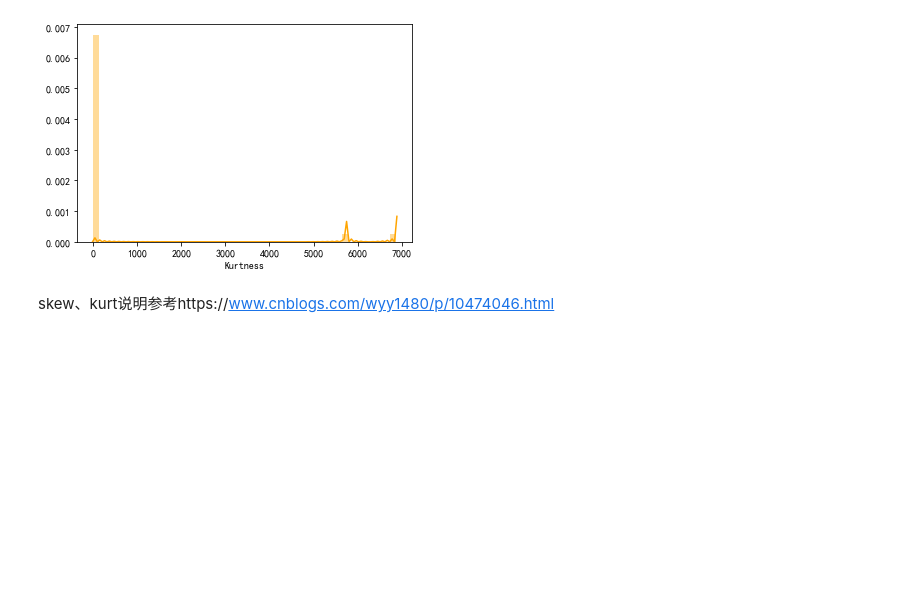
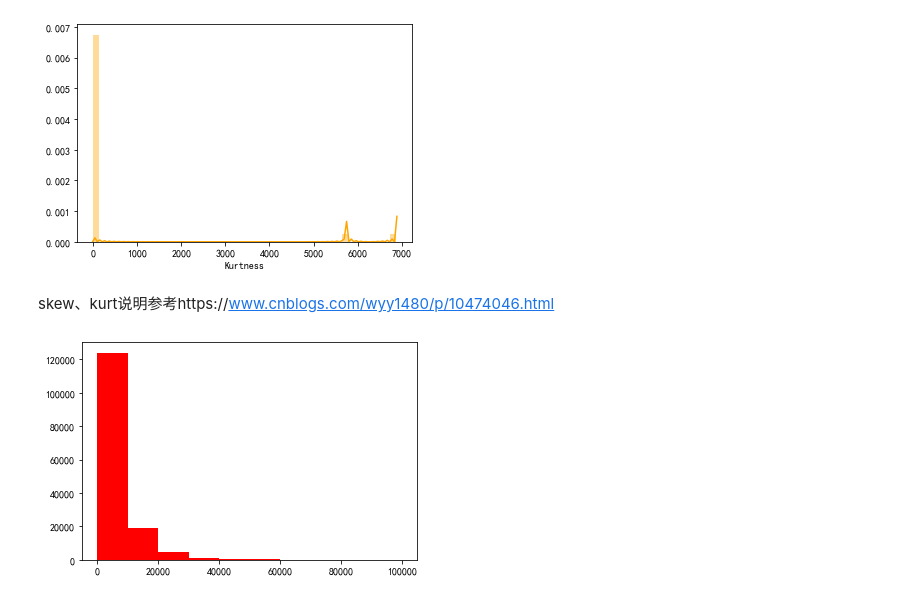
Before and after one commit to isidore-wong/Hayes-MachineLearning, a Jupyter notebook: code/03_Projects/03_Used car Transaction price Prediction/T2_DataProcessing.ipynb, the cells around one changed output. Cells and saved outputs as stored; diff of their text form; code cells hidden in the pictures; blank space fills up the shorter version.

Commit message:
update data preprocessing

```diff
--- a/code/03_Projects/03_Used car Transaction price Prediction/T2_DataProcessing.ipynb
+++ b/code/03_Projects/03_Used car Transaction price Prediction/T2_DataProcessing.ipynb
@@ -335,3 +335,9 @@ sns.distplot(train_data.kurt(),color='orange',axlabel ='Kurtness')
 [figure]
 # %% [markdown]
 skew、kurt说明参考https://www.cnblogs.com/wyy1480/p/10474046.html
+# %%
+# 查看预测值price分布的具体频次
+plt.hist(train_data['price'], orientation='vertical', histtype='bar', color='red')
+plt.show()
+# %% [output]
+[figure, added]
```
Also changed, not shown: parts of 13 cells of this notebook.
